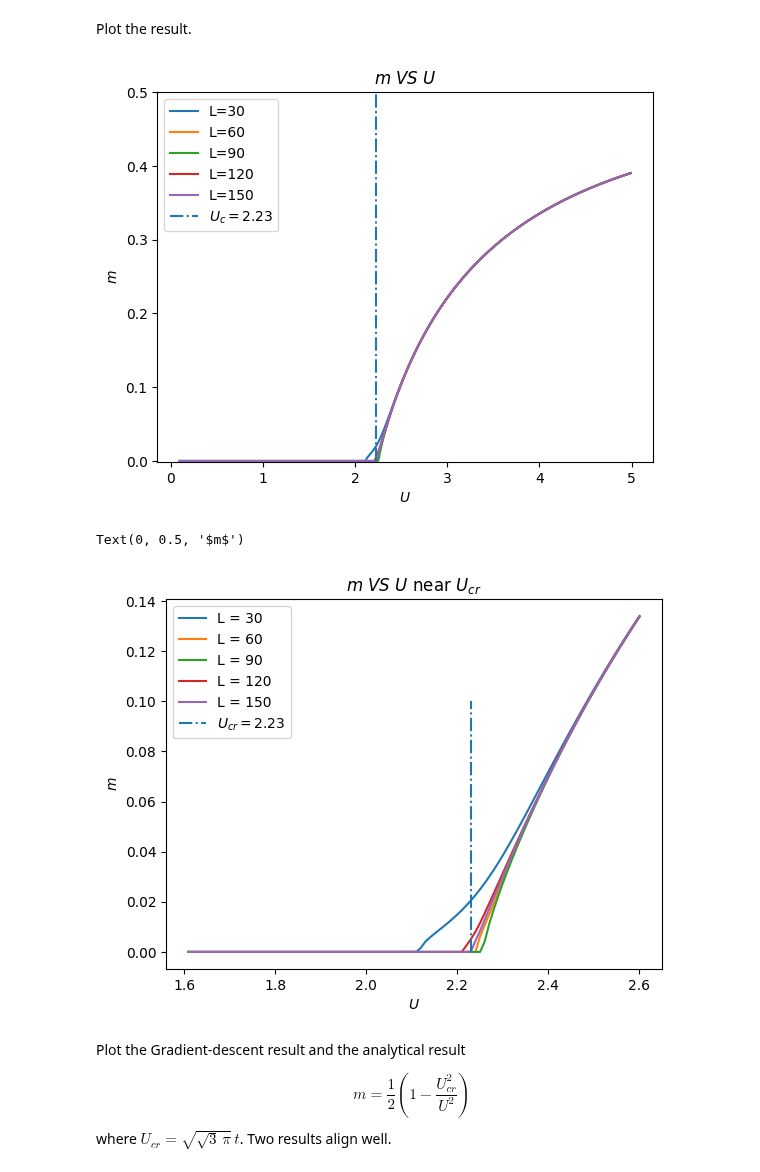
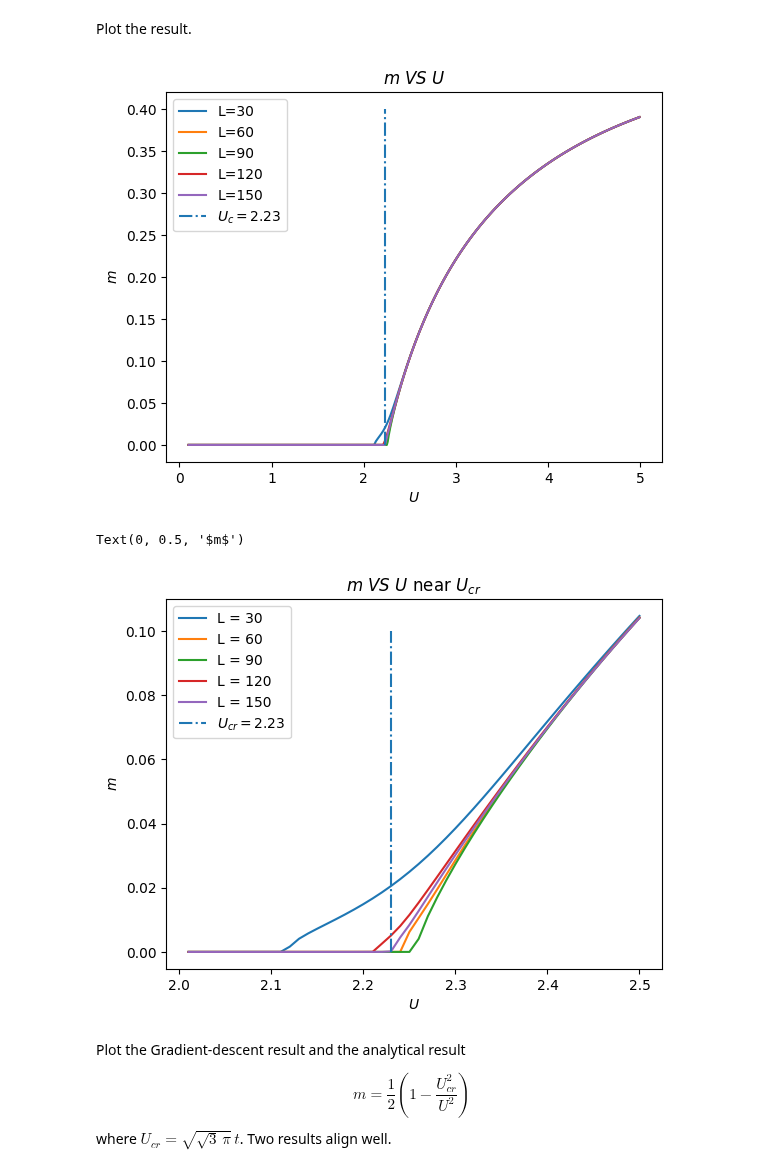
Before and after one commit to songmengh/mean-field, a Jupyter notebook: HF_Hubbard_HC.ipynb, the cells around one changed output. Saved outputs shown, nothing was run; the diff lists cells and outputs as text; code cells hidden in the pictures.

```diff
--- a/HF_Hubbard_HC.ipynb
+++ b/HF_Hubbard_HC.ipynb
@@ -648,36 +648,36 @@ Plot the result.
 # %%
 plt.plot(Ulist,m_end[0])
 plt.plot(Ulist,m_end[1])
 plt.plot(Ulist,m_end[2])
 plt.plot(Ulist,m_end[3])
 plt.plot(Ulist,m_end[4])
 
 
-plt.vlines(2.23,0,0.5,linestyles='-.')
-plt.ylim(-0.001,0.5)
+plt.vlines(2.23,0,0.4,linestyles='-.')
+#plt.ylim(-0.001,0.5)
 #plt.xlim(0.1,1)
 le_here=['L='+str(L) for L in Llist]+['$U_c=2.23$']
 plt.legend(le_here)
 plt.title('$m\ VS\  U$')
 plt.xlabel('$U$')
 plt.ylabel('$m$')
 plt.show()
 
 
-Ulist_ = Ulist[(Ulist > 1.6) & (Ulist < 2.6)]
+Ulist_ = Ulist[(Ulist > 2) & (Ulist < 2.5)]
 for i in range(len(Llist)):
-    m_ = m_end[i,(Ulist > 1.6) & (Ulist < 2.6)]
+    m_ = m_end[i,(Ulist > 2) & (Ulist < 2.5)]
     plt.plot(Ulist_,m_, label=f'L = {Llist[i]}')
     plt.title(r'$m\ VS\ U$ near $U_{cr}$')
 plt.vlines(2.23,0,0.1,linestyles='-.',label=r'$U_{cr}=2.23$')
 plt.legend()
 
 plt.xlabel(r'$U$')
 plt.ylabel(r'$m$')
 # %% [output]
-[figure, old version]
+[figure, new version]
 Text(0, 0.5, '$m$')
-[figure, old version]
+[figure, new version]
 # %% [markdown]
 Plot the Gradient-descent result and the analytical result
 
```
